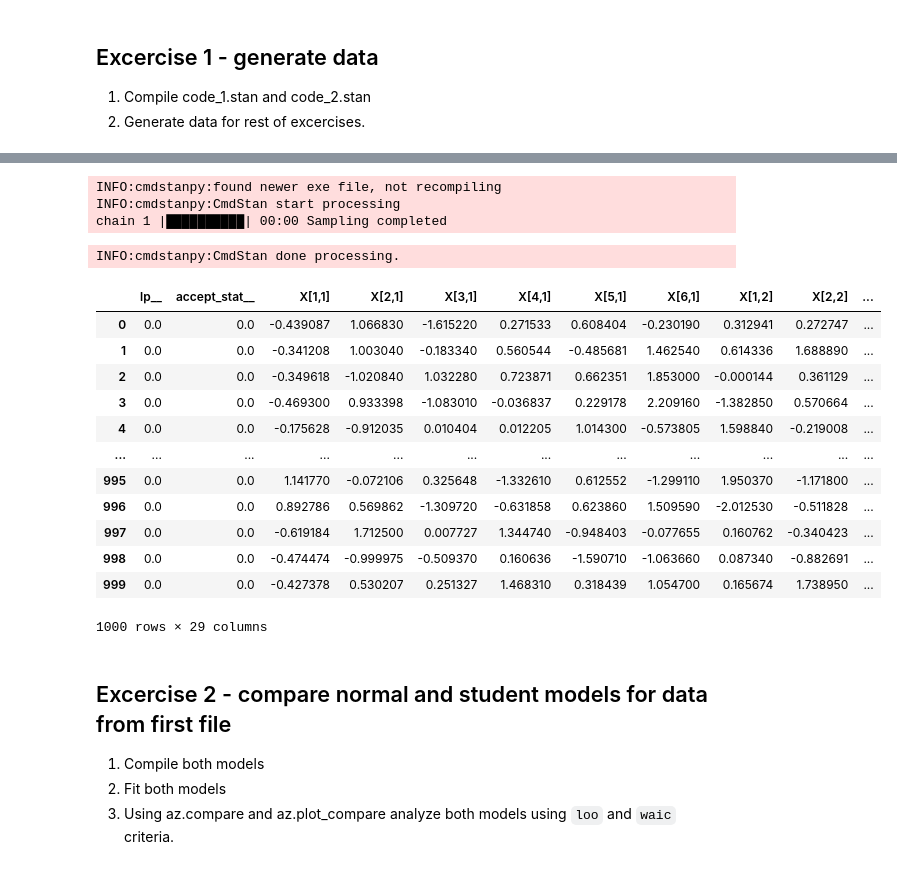
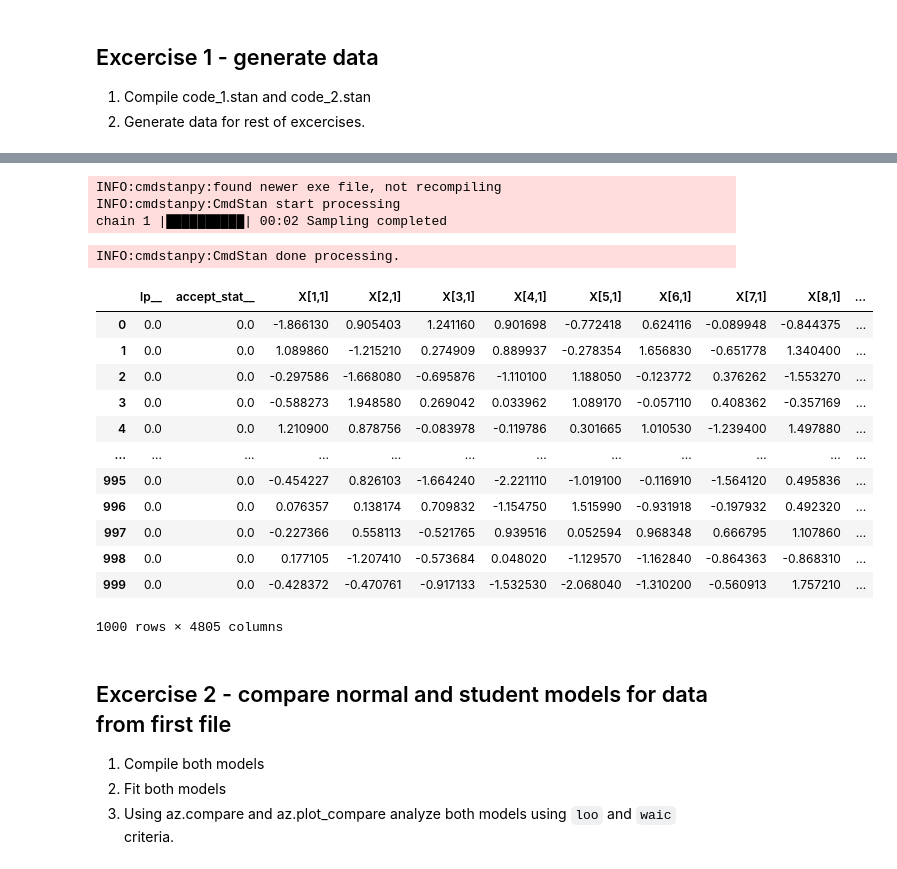
Before and after one commit to DanieloSendi/LaboratoryClasses_Data_Analitycs, a Jupyter notebook: Lab_6_Model_comparison/Lab_6_Model_comparison.ipynb, the cells around one changed output, grey strips where cells are left out. Saved outputs shown, nothing was run; the diff lists cells and outputs as text; code cells hidden in the pictures.

```diff
--- a/Lab_6_Model_comparison/Lab_6_Model_comparison.ipynb
+++ b/Lab_6_Model_comparison/Lab_6_Model_comparison.ipynb
@@ -60,37 +60,37 @@ INFO:cmdstanpy:CmdStan done processing.
 # %%
-gen_quant = CmdStanModel(stan_file='code_2.stan')
-
 F = 6           # F - number of letters in first name
 L = 6           # L - number of letters in last name
 N = (L+F)*100   # N = (L+F)*100
 
-samples = gen_quant.sample(data={'N': F},
-                            fixed_param=True,
-                            iter_sampling=1000,
-                            iter_warmup=0,
-                            chains = 1)
+gen_quant = CmdStanModel(stan_file='code_2.stan')
+
+samples = gen_quant.sample(data={'N': N},
+                           fixed_param=True,
+                           iter_sampling=1000,
+                           iter_warmup=0,
+                           chains = 1)
 
 # Creation of pandas dataframe from resulting draws
 df = samples.draws_pd()
 display(df)
 # %% [output]
 INFO:cmdstanpy:found newer exe file, not recompiling
 INFO:cmdstanpy:CmdStan start processing
-chain 1 |██████████| 00:00 Sampling completed
+chain 1 |██████████| 00:02 Sampling completed
 INFO:cmdstanpy:CmdStan done processing.
-|  | lp__ | accept_stat__ | X[1,1] | X[2,1] | X[3,1] | X[4,1] | X[5,1] | X[6,1] | X[1,2] | X[2,2] | ... |
-| 0 | 0.0 | 0.0 | -0.439087 | 1.066830 | -1.615220 | 0.271533 | 0.608404 | -0.230190 | 0.312941 | 0.272747 | ... |
-| 1 | 0.0 | 0.0 | -0.341208 | 1.003040 | -0.183340 | 0.560544 | -0.485681 | 1.462540 | 0.614336 | 1.688890 | ... |
-| 2 | 0.0 | 0.0 | -0.349618 | -1.020840 | 1.032280 | 0.723871 | 0.662351 | 1.853000 | -0.000144 | 0.361129 | ... |
-| 3 | 0.0 | 0.0 | -0.469300 | 0.933398 | -1.083010 | -0.036837 | 0.229178 | 2.209160 | -1.382850 | 0.570664 | ... |
-| 4 | 0.0 | 0.0 | -0.175628 | -0.912035 | 0.010404 | 0.012205 | 1.014300 | -0.573805 | 1.598840 | -0.219008 | ... |
+|  | lp__ | accept_stat__ | X[1,1] | X[2,1] | X[3,1] | X[4,1] | X[5,1] | X[6,1] | X[7,1] | X[8,1] | ... |
+| 0 | 0.0 | 0.0 | -1.866130 | 0.905403 | 1.241160 | 0.901698 | -0.772418 | 0.624116 | -0.089948 | -0.844375 | ... |
+| 1 | 0.0 | 0.0 | 1.089860 | -1.215210 | 0.274909 | 0.889937 | -0.278354 | 1.656830 | -0.651778 | 1.340400 | ... |
+| 2 | 0.0 | 0.0 | -0.297586 | -1.668080 | -0.695876 | -1.110100 | 1.188050 | -0.123772 | 0.376262 | -1.553270 | ... |
+| 3 | 0.0 | 0.0 | -0.588273 | 1.948580 | 0.269042 | 0.033962 | 1.089170 | -0.057110 | 0.408362 | -0.357169 | ... |
+| 4 | 0.0 | 0.0 | 1.210900 | 0.878756 | -0.083978 | -0.119786 | 0.301665 | 1.010530 | -1.239400 | 1.497880 | ... |
 | ... | ... | ... | ... | ... | ... | ... | ... | ... | ... | ... | ... |
-| 995 | 0.0 | 0.0 | 1.141770 | -0.072106 | 0.325648 | -1.332610 | 0.612552 | -1.299110 | 1.950370 | -1.171800 | ... |
-| 996 | 0.0 | 0.0 | 0.892786 | 0.569862 | -1.309720 | -0.631858 | 0.623860 | 1.509590 | -2.012530 | -0.511828 | ... |
-| 997 | 0.0 | 0.0 | -0.619184 | 1.712500 | 0.007727 | 1.344740 | -0.948403 | -0.077655 | 0.160762 | -0.340423 | ... |
-| 998 | 0.0 | 0.0 | -0.474474 | -0.999975 | -0.509370 | 0.160636 | -1.590710 | -1.063660 | 0.087340 | -0.882691 | ... |
-| 999 | 0.0 | 0.0 | -0.427378 | 0.530207 | 0.251327 | 1.468310 | 0.318439 | 1.054700 | 0.165674 | 1.738950 | ... |
+| 995 | 0.0 | 0.0 | -0.454227 | 0.826103 | -1.664240 | -2.221110 | -1.019100 | -0.116910 | -1.564120 | 0.495836 | ... |
+| 996 | 0.0 | 0.0 | 0.076357 | 0.138174 | 0.709832 | -1.154750 | 1.515990 | -0.931918 | -0.197932 | 0.492320 | ... |
+| 997 | 0.0 | 0.0 | -0.227366 | 0.558113 | -0.521765 | 0.939516 | 0.052594 | 0.968348 | 0.666795 | 1.107860 | ... |
+| 998 | 0.0 | 0.0 | 0.177105 | -1.207410 | -0.573684 | 0.048020 | -1.129570 | -1.162840 | -0.864363 | -0.868310 | ... |
+| 999 | 0.0 | 0.0 | -0.428372 | -0.470761 | -0.917133 | -1.532530 | -2.068040 | -1.310200 | -0.560913 | 1.757210 | ... |
-1000 rows × 29 columns
+1000 rows × 4805 columns
 # %% [markdown]
 ## Excercise 2 - compare normal and student models for data from first file
 
```
Also changed, not shown: parts of 10 cells of this notebook, 4 other files.
